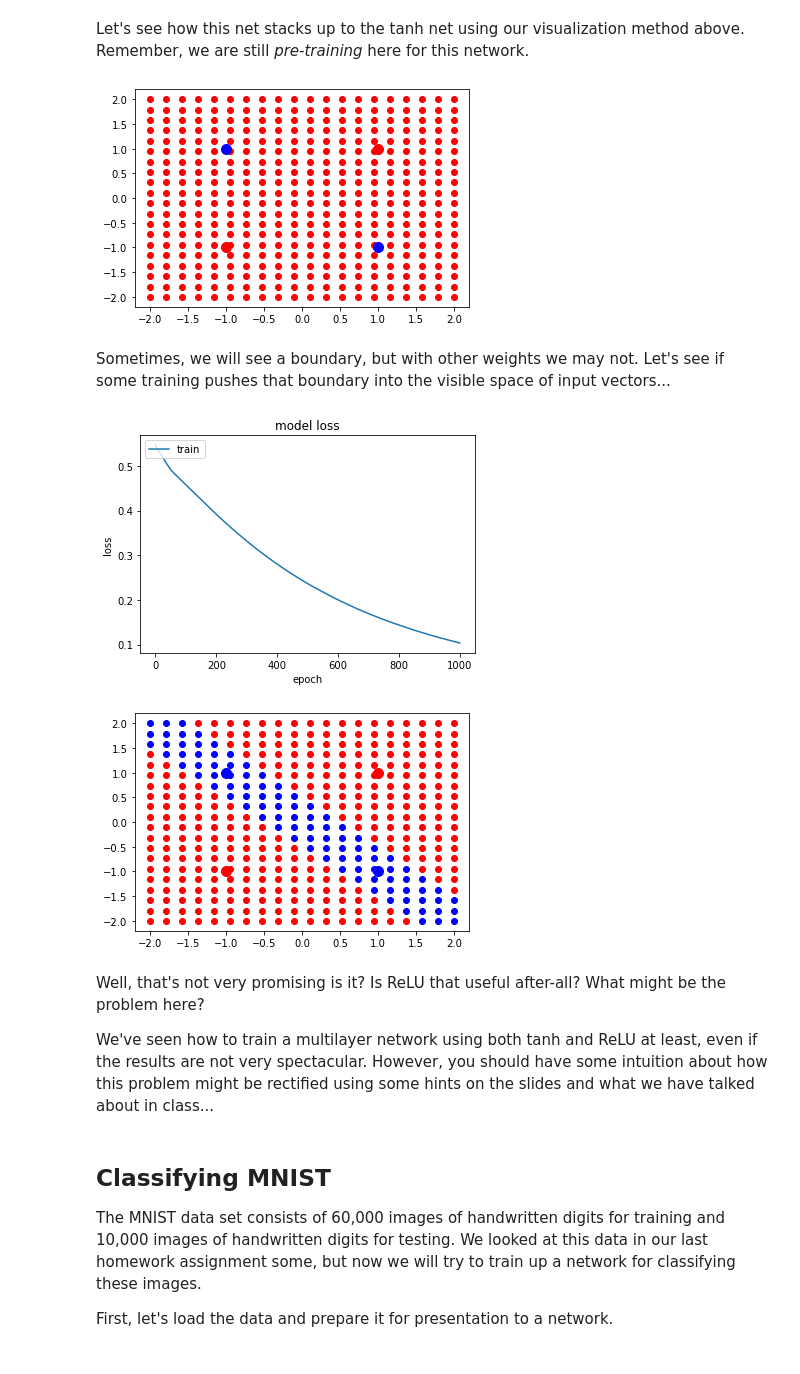
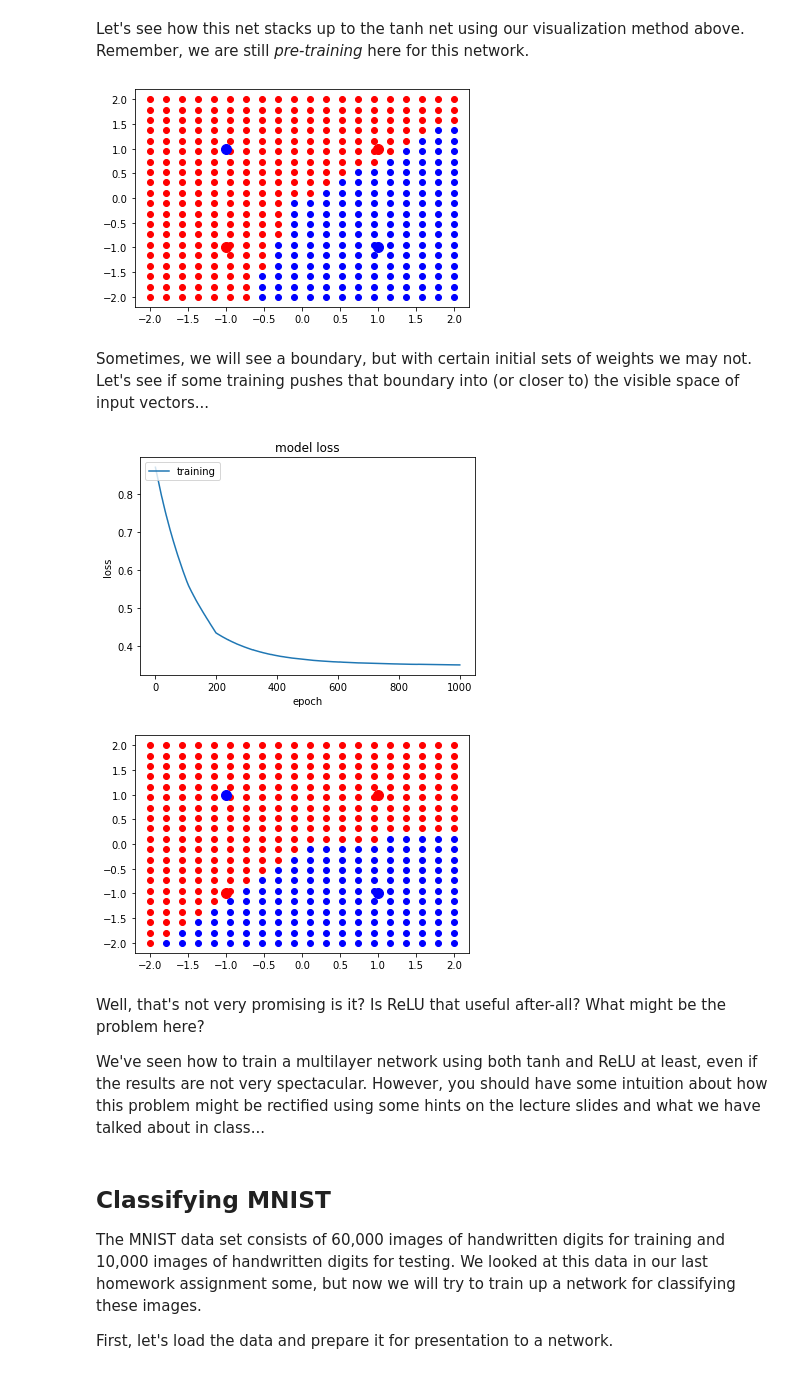
Before and after one commit to CSCI4850/notebook-examples, a Jupyter notebook: Feed-forward Neural Networks/Multilayer Networks.ipynb, the cells around one changed output. Cells and saved outputs as stored; diff of their text form; code cells hidden in the pictures.

```diff
--- a/Feed-forward Neural Networks/Multilayer Networks.ipynb
+++ b/Feed-forward Neural Networks/Multilayer Networks.ipynb
@@ -180,11 +409,22 @@ The same approach will be used here as was used above, so we will only replace t
 # %%
 # Multi-layer net with ReLU hidden layer
 model = keras.models.Sequential()
+
+# Here we make the hidden layer (size 2) with a ReL
+# activation function, but also initialize the bias
+# weights in the network to a constant 0.1
 model.add(keras.layers.Dense(2,input_dim=2,activation='relu',
                              bias_initializer=keras.initializers.Constant(0.1)))
+
+# Output layer (size 1), sigmoid activation function
 model.add(keras.layers.Dense(1,activation='sigmoid'))
-model.compile(loss='binary_crossentropy',optimizer='adam')
-print(model.summary())
+
+# Compile as above (default learning rate and other
+# hyperparameters for the Adam optimizer).
+model.compile(loss='binary_crossentropy',optimizer='nadam')
+
+# Display the model
+model.summary()
 # %% [output]
 Model: "sequential_2"
 _________________________________________________________________
@@ -226,9 +466,9 @@ plt.plot(X[[1,2],0],X[[1,2],1],'bo',markersize=10)
 
 plt.show()
 # %% [output]
-[figure, old version]
+[figure, new version]
 # %% [markdown]
-Sometimes, we will see a boundary, but with other weights we may not. Let's see if some training pushes that boundary into the visible space of input vectors...
+Sometimes, we will see a boundary, but with certain initial sets of weights we may not. Let's see if some training pushes that boundary into (or closer to) the visible space of input vectors...
 # %%
 # Train it!
 history = model.fit(X, Y,
@@ -238,13 +478,13 @@ history = model.fit(X, Y,
 # %%
 # summarize history for loss
 plt.plot(history.history['loss'])
 plt.title('model loss')
 plt.ylabel('loss')
 plt.xlabel('epoch')
-plt.legend(['train'], loc='upper left')
+plt.legend(['training'], loc='upper left')
 plt.show()
 # %% [output]
-[figure, old version]
+[figure, new version]
 # %%
 # Let's color those points by the classification labels...
 predictions = model.predict_classes(positions)[:,0]
@@ -262,11 +502,11 @@ plt.plot(X[[1,2],0],X[[1,2],1],'bo',markersize=10)
 
 plt.show()
 # %% [output]
-[figure, old version]
+[figure, new version]
 # %% [markdown]
 Well, that's not very promising is it? Is ReLU that useful after-all? What might be the problem here?
 
-We've seen how to train a multilayer network using both tanh and ReLU at least, even if the results are not very spectacular. However, you should have some intuition about how this problem might be rectified using some hints on the slides and what we have talked about in class...
+We've seen how to train a multilayer network using both tanh and ReLU at least, even if the results are not very spectacular. However, you should have some intuition about how this problem might be rectified using some hints on the lecture slides and what we have talked about in class...
 # %% [markdown]
 ## Classifying MNIST
 
```
Also changed, not shown: parts of 53 cells of this notebook.
